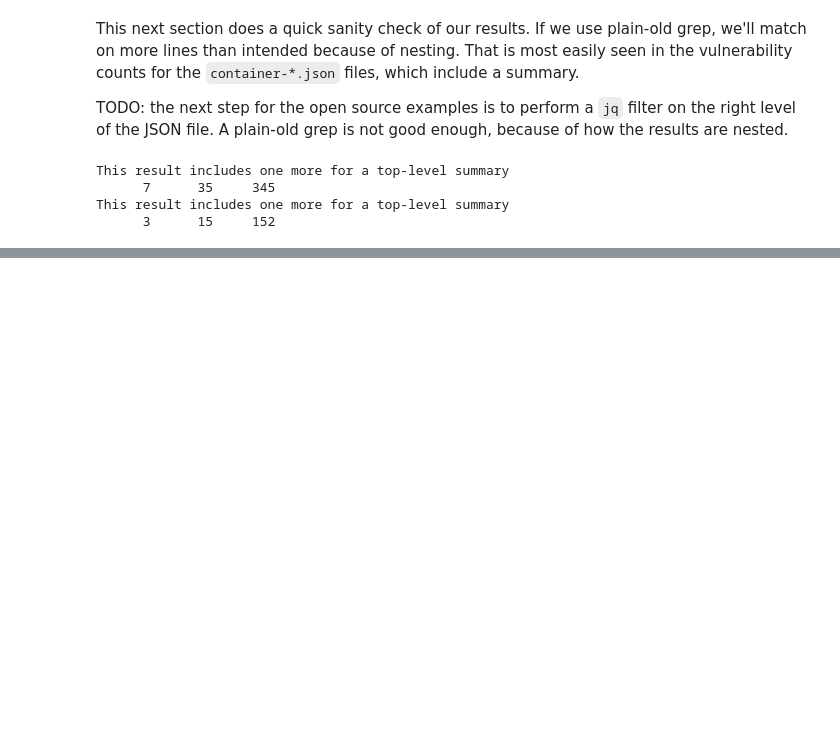
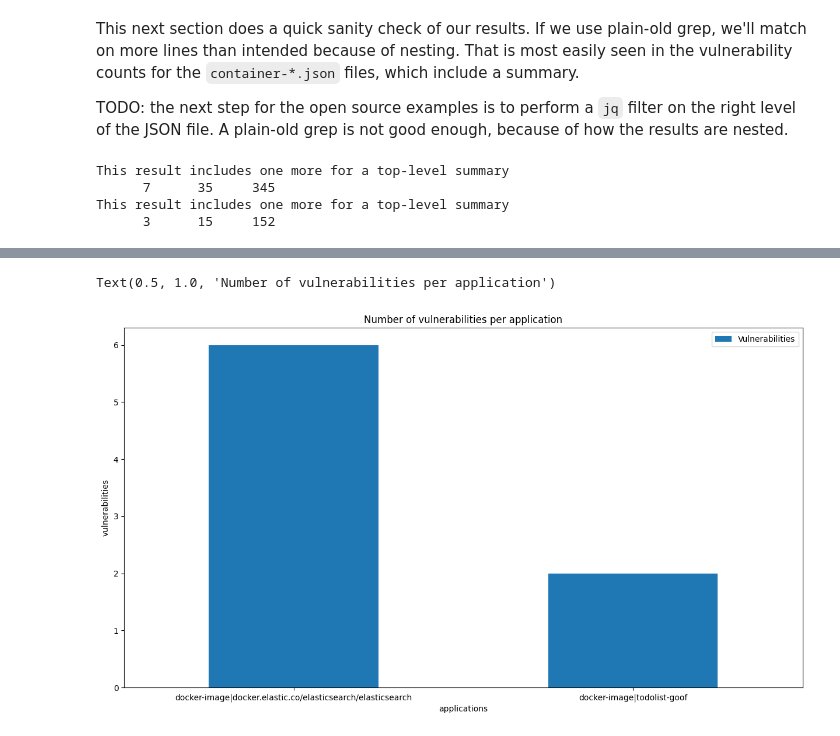
Before and after one commit to marcoman/marcoman, a Jupyter notebook: demo/snyk/cli/elastic-snyk.ipynb, the cells around one changed output, grey strips where cells are left out. Drawn from its saved outputs; the diff is of its cells as text; code cells hidden in the pictures; blank space fills up the shorter version.

```diff
--- a/demo/snyk/cli/elastic-snyk.ipynb
+++ b/demo/snyk/cli/elastic-snyk.ipynb
@@ -470,0 +507,41 @@ This result includes one more for a top-level summary
+# %%
+# Programmatically iterate through our list of containers, and display their vulnerability counts on a bar chart.
+
+import pandas as pd
+df = pd.DataFrame(columns=['Application', 'Vulnerabilities'])
+
+for project_name in app_project_names:
+    app_critical = es.search(index="applications",
+                             query= {"bool": {
+                                 "must" : [
+                                     { "range" : {
+                                         "vulns" : {"gt" : 0}
+                                         }
+                                     },
+                                     { "term" : {"projectName.keyword" : project_name}}
+                                     ]
+                                 }},
+                             size=0,
+                             aggs={
+                                 "vuln_count" : {
+                                     "value_count" : {
+                                         "field" : "vulns.keyword"
+                                     }
+                                 }
+                             },
+                             )
+    # print(f"Apps with vulns: {app_critical['hits']['total']['value']}")
+    # use panda's concat method to add a new row to the dataframe
+    df = pd.concat([df, pd.DataFrame.from_records([{'Application' : project_name,
+                                                     'Vulnerabilities' : app_critical['hits']['total']['value']}])])
+
+# Set the size of the figure to be larger.
+plt.rcParams['figure.figsize'] = (15, 8)
+df.plot.bar(x='Application', y='Vulnerabilities', rot=0)
+
+plt.xlabel('applications')
+plt.ylabel('vulnerabilities')
+plt.title('Number of vulnerabilities per application')
+# %% [output]
+Text(0.5, 1.0, 'Number of vulnerabilities per application')
+[figure, added]
```
Also changed, not shown: parts of 18 cells of this notebook.
